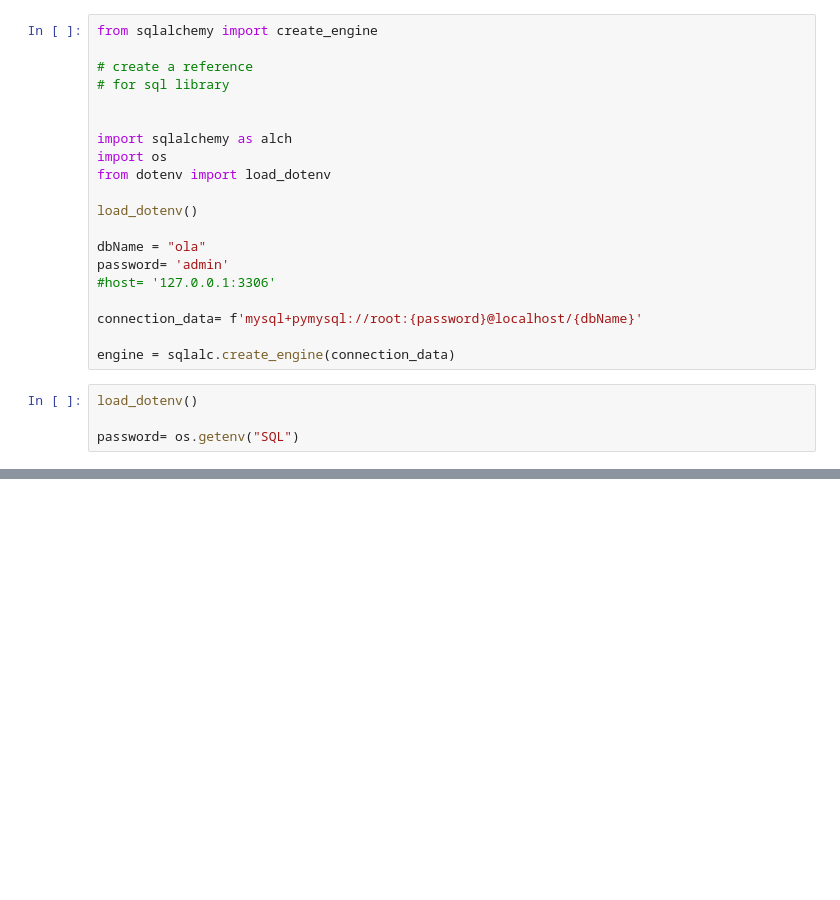
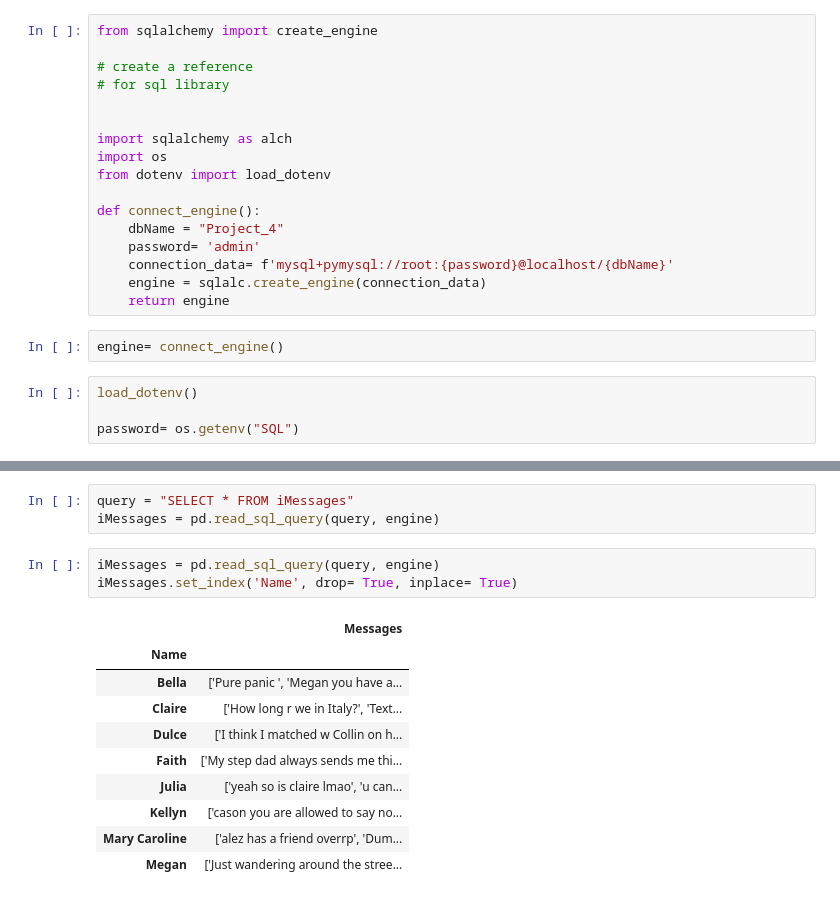
Before and after one commit to casoncalvet/Project4, a Jupyter notebook: Code/sandbox.ipynb, the cells around one changed output, grey strips where cells are left out. Drawn from its saved outputs; the diff is of its cells as text; blank space fills up the shorter version.

```diff
--- a/Code/sandbox.ipynb
+++ b/Code/sandbox.ipynb
@@ -58,15 +62,14 @@ import sqlalchemy as alch
 import os
 from dotenv import load_dotenv
 
-load_dotenv()
-
-dbName = "ola"
-password= 'admin'
-#host= '127.0.0.1:3306'
-
-connection_data= f'mysql+pymysql://root:{password}@localhost/{dbName}'
-
-engine = sqlalc.create_engine(connection_data)
+def connect_engine():
+    dbName = "Project_4"
+    password= 'admin'
+    connection_data= f'mysql+pymysql://root:{password}@localhost/{dbName}'
+    engine = sqlalc.create_engine(connection_data)
+    return engine
+# %%
+engine= connect_engine()
 # %%
 load_dotenv()
 
@@ -113,0 +83,17 @@ print(df2.iloc[0]['Messages'])
+# %%
+query = "SELECT * FROM iMessages"
+iMessages = pd.read_sql_query(query, engine)
+# %%
+iMessages = pd.read_sql_query(query, engine)
+iMessages.set_index('Name', drop= True, inplace= True)
+# %% [output]
+|  | Messages |
+| Name |  |
+| Bella | ['Pure panic ', 'Megan you have a... |
+| Claire | ['How long r we in Italy?', 'Text... |
+| Dulce | ['I think I matched w Collin on h... |
+| Faith | ['My step dad always sends me thi... |
+| Julia | ['yeah so is claire lmao', 'u can... |
+| Kellyn | ['cason you are allowed to say no... |
+| Mary Caroline | ['alez has a friend overrp', 'Dum... |
+| Megan | ['Just wandering around the stree... |
```
Also changed, not shown: parts of 37 cells of this notebook, 3 other files.
